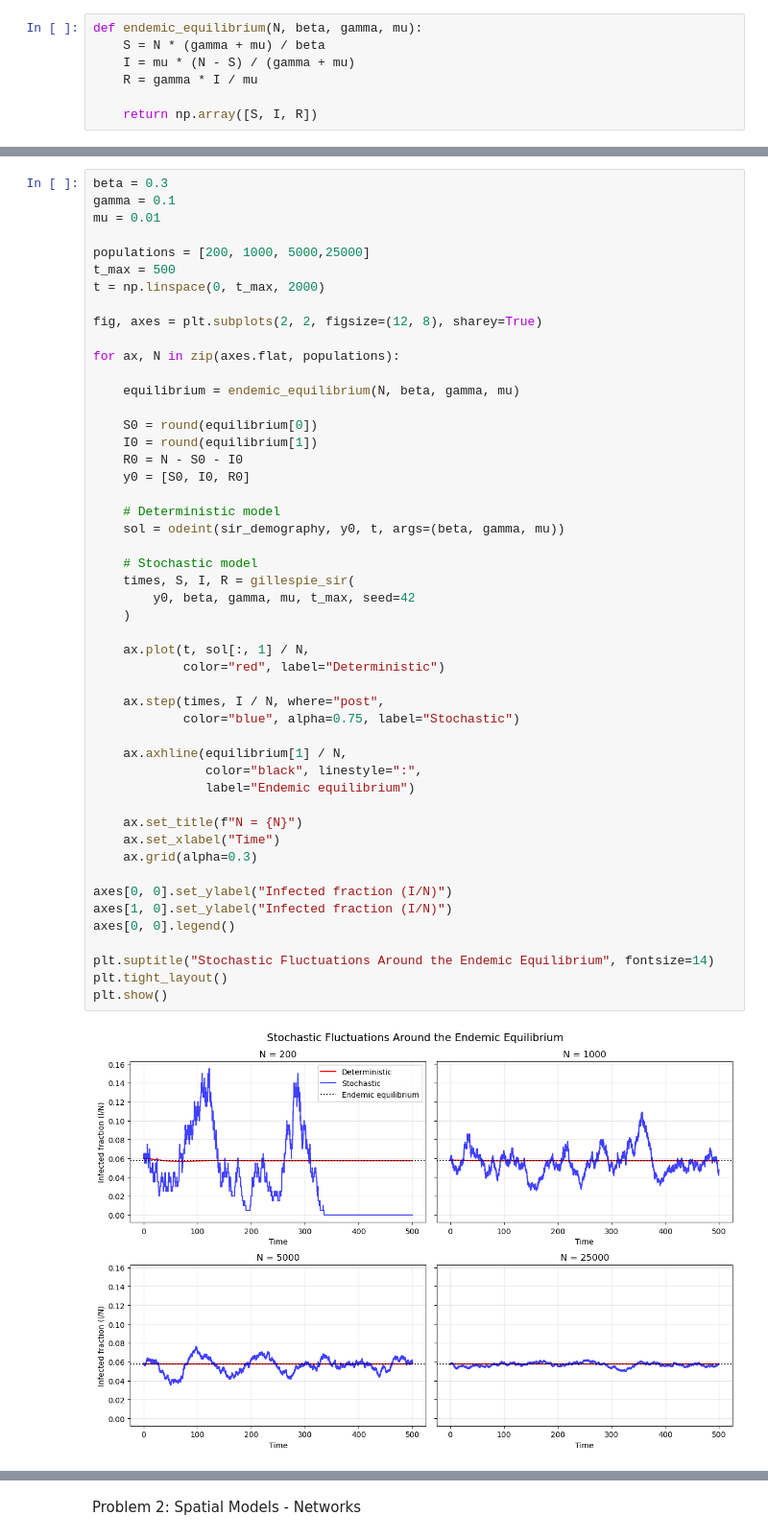
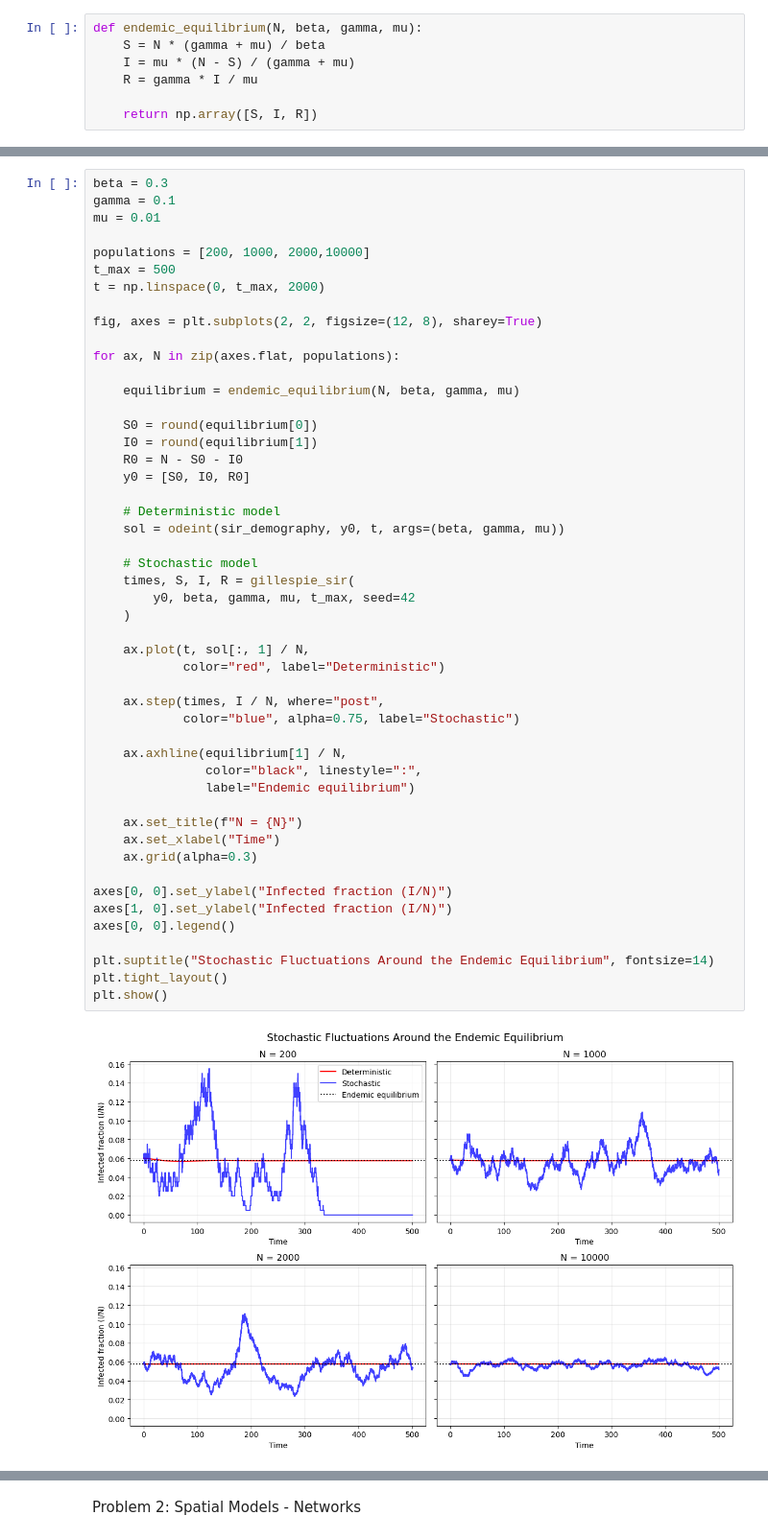
Before and after one commit to lydiashumskaya/assignment-2-stochastic-and-spatial-models, a Jupyter notebook: assigment-2.ipynb, the cells around one changed output, grey strips where cells are left out. Shown at 96% size. Drawn from its saved outputs; the diff is of its cells as text.

```diff
--- a/assigment-2.ipynb
+++ b/assigment-2.ipynb
@@ -358,7 +358,7 @@ beta = 0.3
 gamma = 0.1
 mu = 0.01
 
-populations = [200, 1000, 5000,25000]
+populations = [200, 1000, 2000,10000]
 t_max = 500
 t = np.linspace(0, t_max, 2000)
 
@@ -376,31 +376,31 @@ for ax, N in zip(axes.flat, populations):
     # Deterministic model
     sol = odeint(sir_demography, y0, t, args=(beta, gamma, mu))
 
     # Stochastic model
     times, S, I, R = gillespie_sir(
         y0, beta, gamma, mu, t_max, seed=42
     )
 
     ax.plot(t, sol[:, 1] / N,
             color="red", label="Deterministic")
 
     ax.step(times, I / N, where="post",
             color="blue", alpha=0.75, label="Stochastic")
 
     ax.axhline(equilibrium[1] / N,
                color="black", linestyle=":",
                label="Endemic equilibrium")
 
     ax.set_title(f"N = {N}")
     ax.set_xlabel("Time")
     ax.grid(alpha=0.3)
 
 axes[0, 0].set_ylabel("Infected fraction (I/N)")
 axes[1, 0].set_ylabel("Infected fraction (I/N)")
 axes[0, 0].legend()
 
 plt.suptitle("Stochastic Fluctuations Around the Endemic Equilibrium", fontsize=14)
 plt.tight_layout()
 plt.show()
 # %% [output]
-[figure, old version]
+[figure, new version]
```
Also changed, not shown: parts of 16 cells of this notebook.
